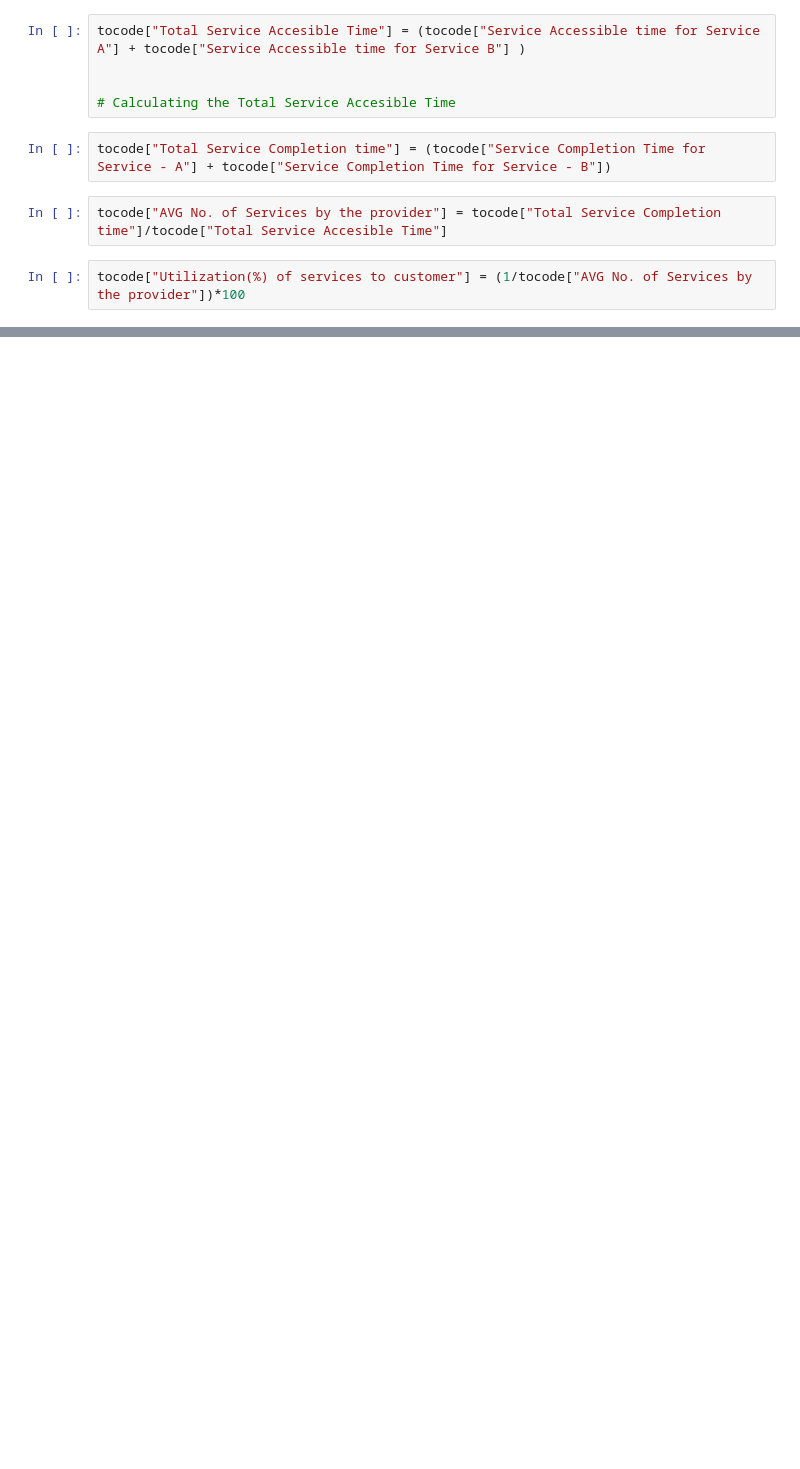
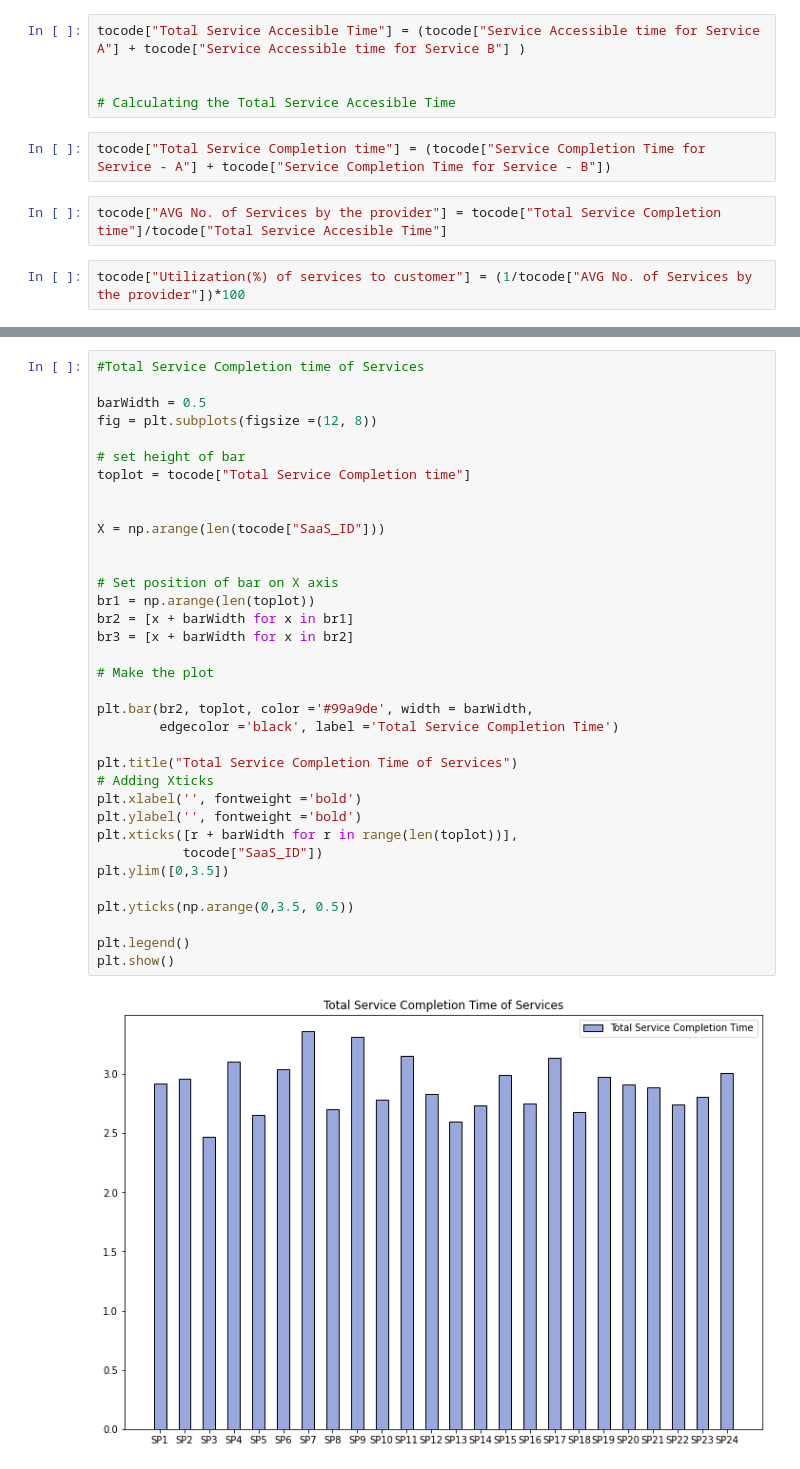
Before and after one commit to lokesh31333/Python, a Jupyter notebook: Z.ipynb, the cells around one changed output, grey strips where cells are left out. Cells and saved outputs as stored; diff of their text form; blank space fills up the shorter version.

```diff
--- a/Z.ipynb
+++ b/Z.ipynb
@@ -66,0 +100,37 @@ Final_Table
+# %%
+#Total Service Completion time of Services
+
+barWidth = 0.5
+fig = plt.subplots(figsize =(12, 8))
+
+# set height of bar
+toplot = tocode["Total Service Completion time"]
+
+
+X = np.arange(len(tocode["SaaS_ID"]))
+
+
+# Set position of bar on X axis
+br1 = np.arange(len(toplot))
+br2 = [x + barWidth for x in br1]
+br3 = [x + barWidth for x in br2]
+
+# Make the plot
+
+plt.bar(br2, toplot, color ='#99a9de', width = barWidth,
+        edgecolor ='black', label ='Total Service Completion Time')
+
+plt.title("Total Service Completion Time of Services")
+# Adding Xticks
+plt.xlabel('', fontweight ='bold')
+plt.ylabel('', fontweight ='bold')
+plt.xticks([r + barWidth for r in range(len(toplot))],
+           tocode["SaaS_ID"])
+plt.ylim([0,3.5])
+
+plt.yticks(np.arange(0,3.5, 0.5))
+
+plt.legend()
+plt.show()
+# %% [output]
+[figure, added]
```
Also changed, not shown: parts of 8 cells of this notebook.
